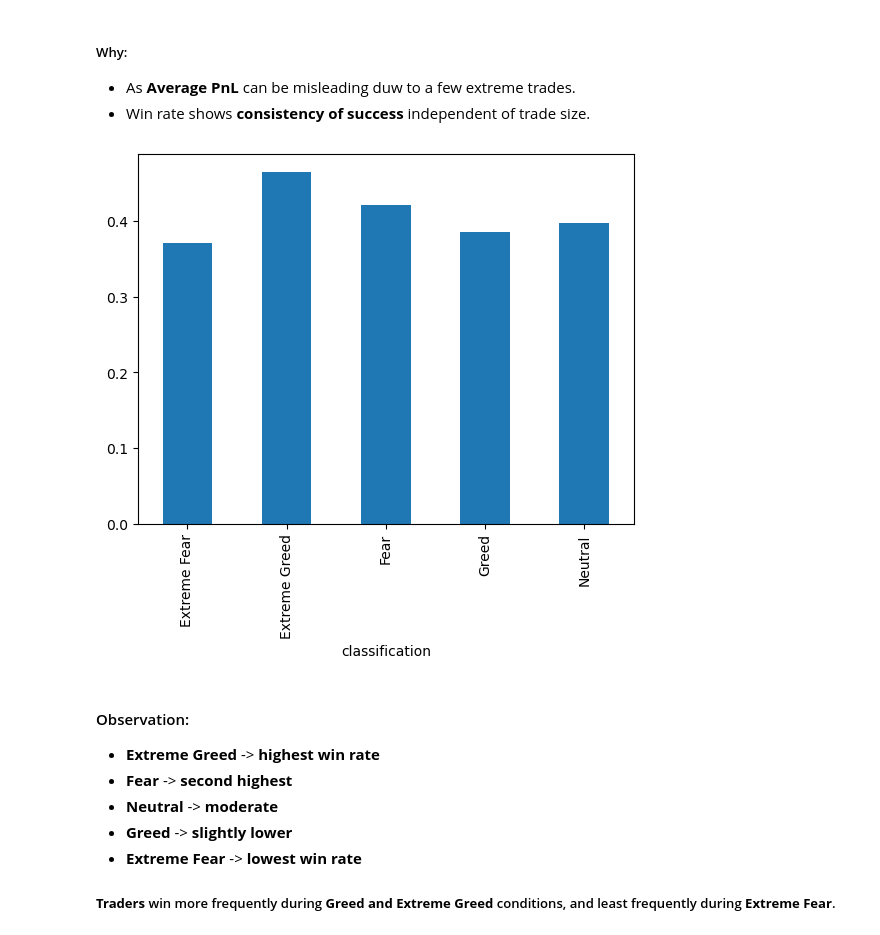
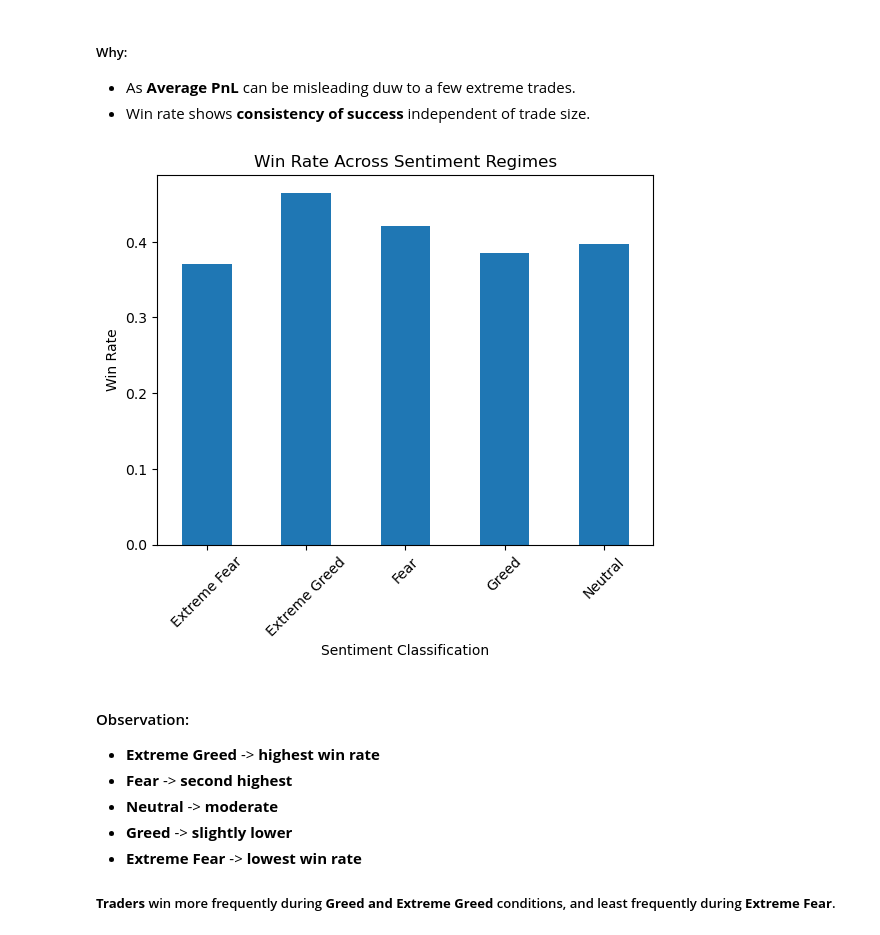
Before and after one commit to Hrishichaudhary/trader-sentiment-analysis, a Jupyter notebook: trader-sentiment-analysis.ipynb, the cells around one changed output. Cells and saved outputs as stored; diff of their text form; code cells hidden in the pictures.

```diff
--- a/trader-sentiment-analysis.ipynb
+++ b/trader-sentiment-analysis.ipynb
@@ -453,9 +461,16 @@ _=df.groupby('classification')['Closed PnL'].mean().plot(kind='bar')
 * As **Average PnL** can be misleading duw to a few extreme trades.
 * Win rate shows **consistency of success** independent of trade size.
 # %%
-_=df.groupby('classification')['is_profitable'].mean().plot(kind='bar')
+ax = df.groupby('classification')['is_profitable'].mean().plot(kind='bar')
+
+ax.set_title('Win Rate Across Sentiment Regimes')
+ax.set_xlabel('Sentiment Classification')
+ax.set_ylabel('Win Rate')
+
+plt.xticks(rotation=45)
+plt.show()
 # %% [output]
-[figure, old version]
+[figure, new version]
 # %% [markdown]
 #### Observation:
 * **Extreme Greed** -> **highest win rate**
```
Also changed, not shown: parts of 7 cells of this notebook.
